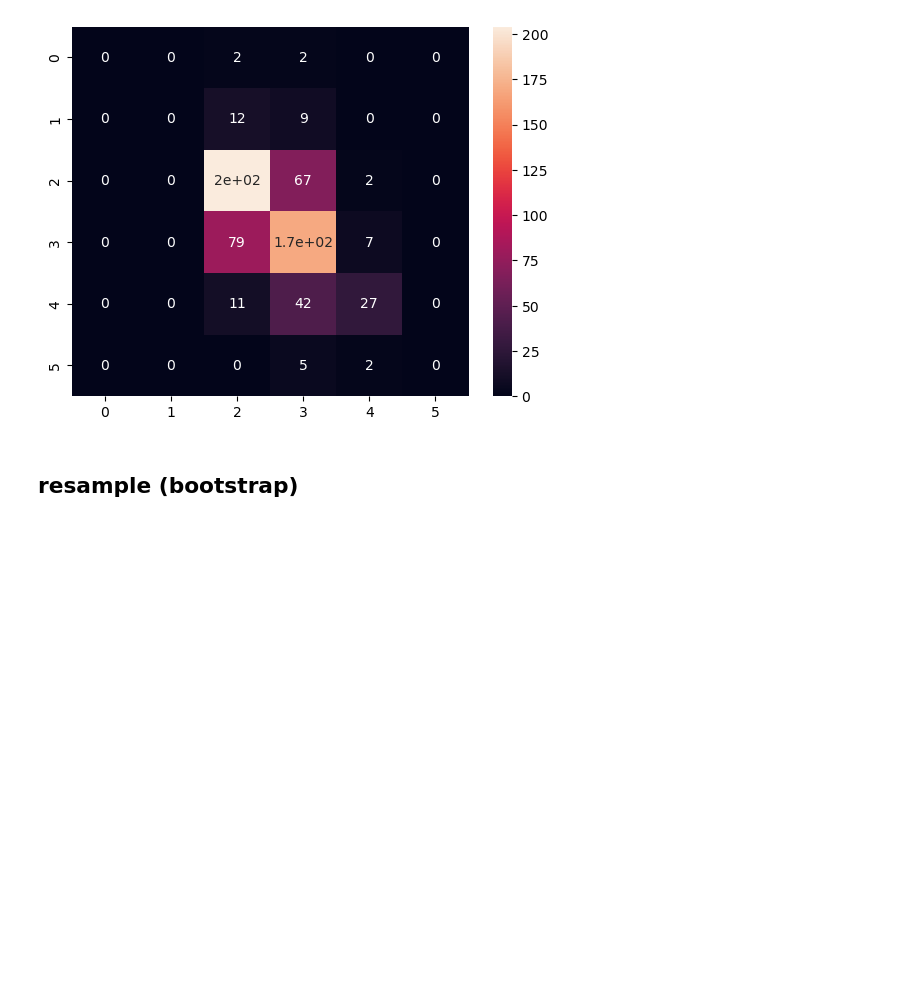
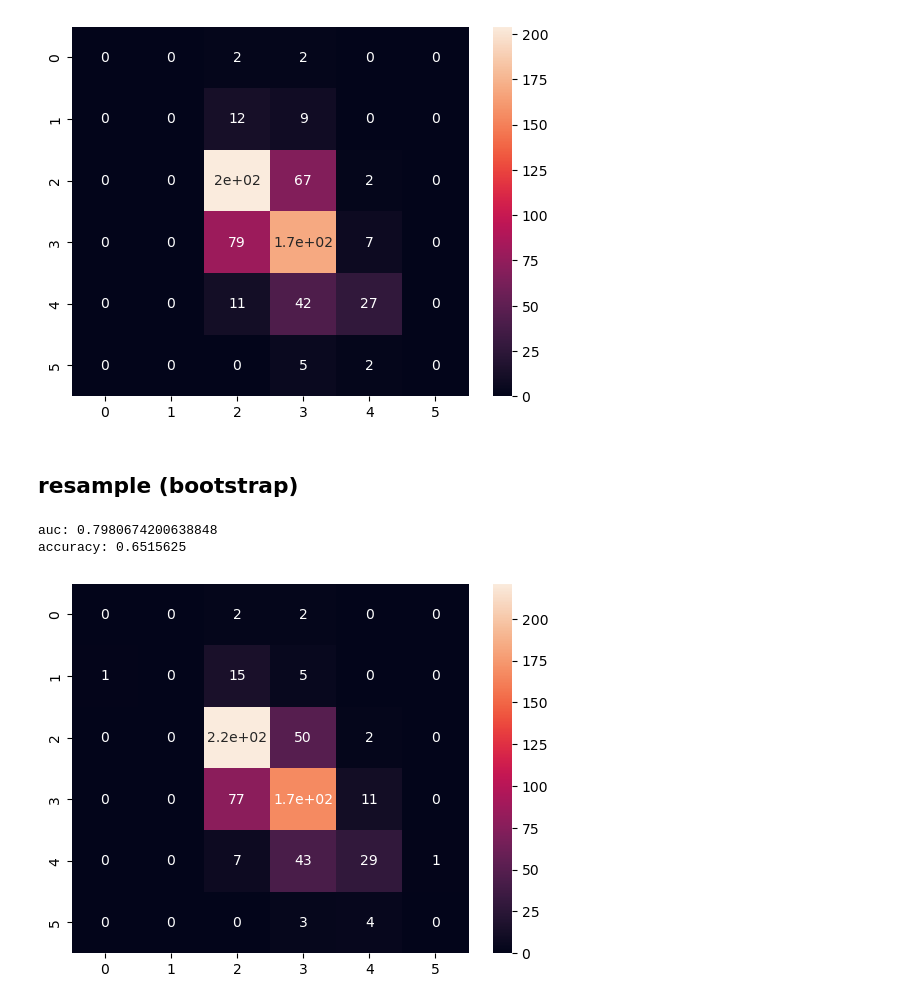
Before and after one commit to jinjinran2001/Datathon_GAN, a Jupyter notebook: gan_2.ipynb, the cells around one changed output. Saved outputs shown, nothing was run; the diff lists cells and outputs as text; code cells hidden in the pictures; blank space fills up the shorter version.

```diff
--- a/gan_2.ipynb
+++ b/gan_2.ipynb
@@ -337,4 +337,24 @@ accuracy: 0.625
 # %%
 from sklearn.utils import resample
 # %%
-X_bs = resample(X_train, n_samples =
+data = np.concatenate((X_train, y_train.reshape(len(y_train), 1)), axis=1)
+
+data_bs = resample(data, n_samples=3000, stratify=y_train)
+
+X_bs = data_bs[:, 0:11]
+y_bs = data_bs[:,11]
+# %%
+rf3 = RandomForestClassifier(max_depth=10)
+rf3.fit(X_bs, y_bs)
+
+y_test_predict = rf3.predict(X_test)
+y_test_pred_prob = rf3.predict_proba(X_test)
+
+sns.heatmap(confusion_matrix(y_test, y_test_predict), annot=True)
+
+print('auc:', roc_auc_score(y_test, y_test_pred_prob, multi_class='ovr'))
+print('accuracy:', accuracy_score(y_test, y_test_predict))
+# %% [output]
+auc: 0.7980674200638848
+accuracy: 0.6515625
+[figure, added]
```
Also changed, not shown: parts of 1 cell of this notebook.
